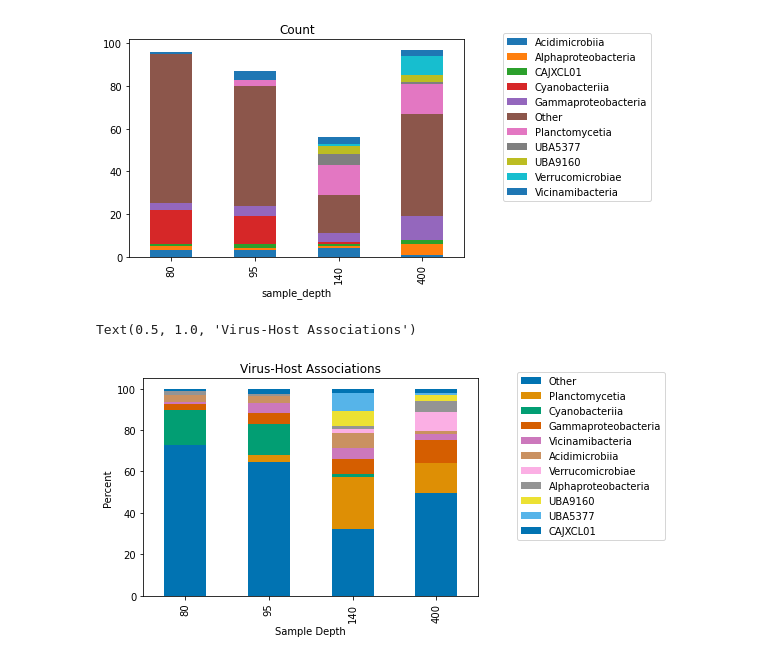
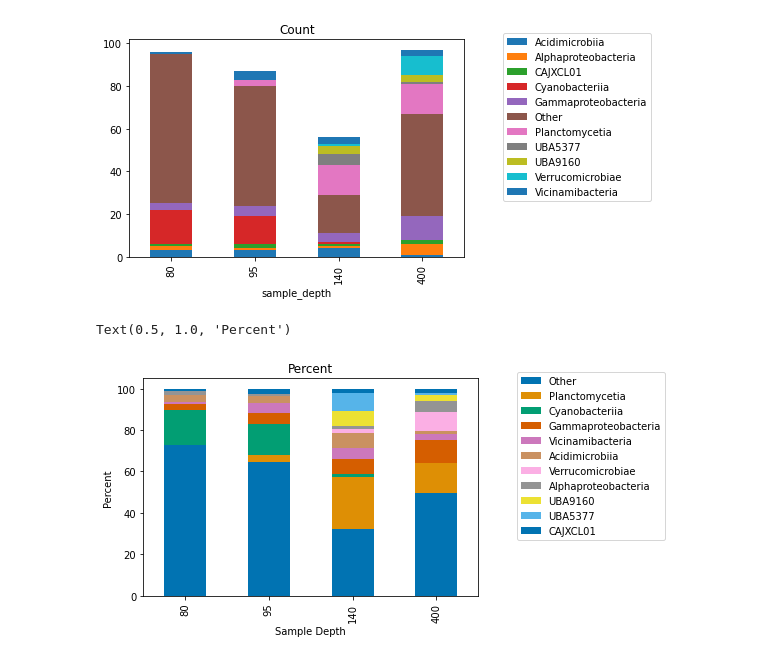
Before and after one commit to mdherring/OMZ_MH_Analysis, a Jupyter notebook: 06_associations_gtdbtk.ipynb, the cells around one changed output. Cells and saved outputs as stored; diff of their text form; code cells hidden in the pictures.

```diff
--- a/06_associations_gtdbtk.ipynb
+++ b/06_associations_gtdbtk.ipynb
@@ -5,8 +5,10 @@ This document explores the phylogenetic make-up of identified MAGs with associat
 # %% [markdown]
 ## Load packages and data
 # %%
+# load packages
 import pandas as pd
 import os
+import os.path as op
 import sys
 import csv
 import numpy as np
@@ -16,20 +18,15 @@ import seaborn as sns
 from collections import Counter
 import matplotlib.pyplot as plt
 
-phyla_color = ['lightgreen', 'mediumseagreen', 'c', 'cadetblue', 'mediumpurple', 'plum', 'lightsalmon', 'orange', 'goldenrod', 'tan']
-phyla_list = ['Acidobacteriota', 'Chloroflexota', 'Cyanobacteriota', 'Marinisomatota', 'Patescibacteria', 'Planctomycetota', 'Proteobacteria', 'Pseudomonadota',
-              'SAR324', 'Thermoplasmatota']
-phyla_color_map = dict(zip(phyla_list, phyla_color))
+# load functions
+def count_classified(df, level):
+    level_prefix = level[0] + '__'
+    subdf = df[(df[level] != 'Unclassified') & (~df[level].isna()) & (df[level] != '') & (df[level] != level_prefix)]
+    return len(subdf)
 
-class_color = ['hotpink','r', 'crimson', 'darkred', 'chocolate', 'brown', 'rosybrown', 'mediumvioletred', 'pink', 'violet', 'lightgrey', 'dimgrey']
-class_list = ['ABY1', 'Acidimicrobiia', 'Alphaproteobacteria', 'Cyanobacteriia', 'Dehalococcoidia', 'Gammaproteobacteria', 'Marinisomatia', 'Paceibacteria',
-              'Planctomycetia', 'Poseidoniia', 'SAR324', 'Vicinamibacteria']
-class_color_map = dict(zip(class_list, class_color))
+# file paths
+path = '/Users/melissaherring/Google Drive/My Drive/MH_project/'
+#path = '/Users/juliabrown/Google Drive/My Drive/projects/OMZvir_round2/MH_project/'
 
-order_color = ['lightskyblue', 'steelblue', 'dodgerblue', 'forestgreen', 'limegreen', 'darkolivegreen', 'mediumslateblue', 'saddlebrown', 'orchid',
-               'lightslategray', 'yellowgreen', 'turquoise', 'teal']
-order_list = ['Acidimicrobiales', 'Arenicellales', 'HIMB59', 'Marinisomatales', 'Nitrososphaerales', 'PCC-6307', 'Pelagibacterales', 'Phycisphaerales',
-              'Pirellulales', 'SCGC-AAA003-L08', 'UBA11654', 'Verrucomicrobiales', 'Vicinamibacterales']
-order_color_map = dict(zip(order_list, order_color))
-
-df = pd.read_csv('~/Documents/Bigelow/Virus_Project/OMZ_MH_Analysis/Data/all_associations_gtdb.csv')
+# from 05_create_proximeta_assoc_gtdb_table:
+assoc_gtdb = pd.read_csv(op.join(path,'tables/proximeta_assoc_gtdb_table.csv'))
@@ -215,15 +195,15 @@ top_10_class = list(df.groupby('class', as_index = False)['host_name'].count().s
 
 plot_class = []
 
-for item in df['class']:
+for item in assoc_gtdb['class']:
     if item in top_10_class:
         plot_class.append(item)
     else:
         plot_class.append('Other')
 
-df['plot_class'] = plot_class
+assoc_gtdb['plot_class'] = plot_class
 # %%
-class_counts_assoc = df.groupby(['sample_depth', 'plot_class'], as_index = False)['host_name'].count().pivot(columns = 'plot_class', index = 'sample_depth', values = 'host_name')
+class_counts_assoc = assoc_gtdb.groupby(['sample_depth', 'plot_class'], as_index = False)['host_name'].count().pivot(columns = 'plot_class', index = 'sample_depth', values = 'host_name')
 
 class_counts_assoc.plot.bar(stacked = True)
 plt.legend(bbox_to_anchor=(1.1, 1.05))
@@ -234,16 +214,16 @@ Text(0.5, 1.0, 'Count')
 # %%
 column_order = ['Other'] + top_10_class
 
 class_pcts = class_counts_assoc.div(class_counts_assoc.sum(axis=1), axis=0)
 class_pcts = round(class_pcts * 100, 1)
 
 sns.set_palette("colorblind")
 
 class_pcts[column_order].plot.bar(stacked = True)
 plt.legend(bbox_to_anchor=(1.1, 1.05))
 plt.ylabel('Percent')
 plt.xlabel('Sample Depth')
-plt.title('Virus-Host Associations')
+plt.title('Percent')
 # %% [output]
-Text(0.5, 1.0, 'Virus-Host Associations')
+Text(0.5, 1.0, 'Percent')
-[figure, old version]
+[figure, new version]
```
Also changed, not shown: parts of 7 cells of this notebook, 1 other file.
